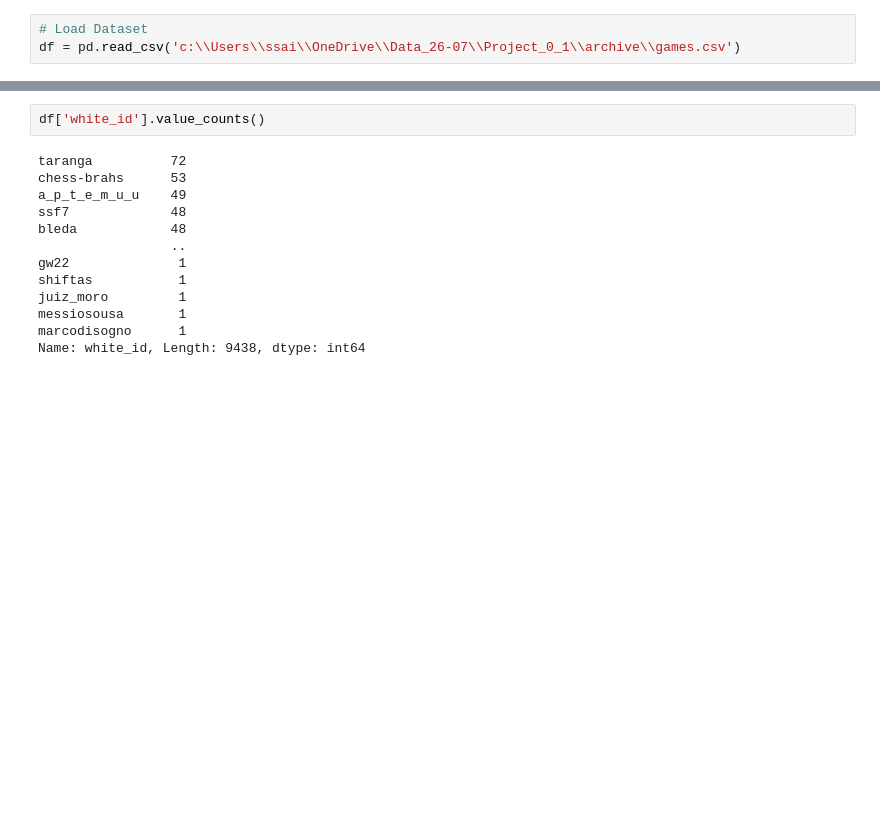
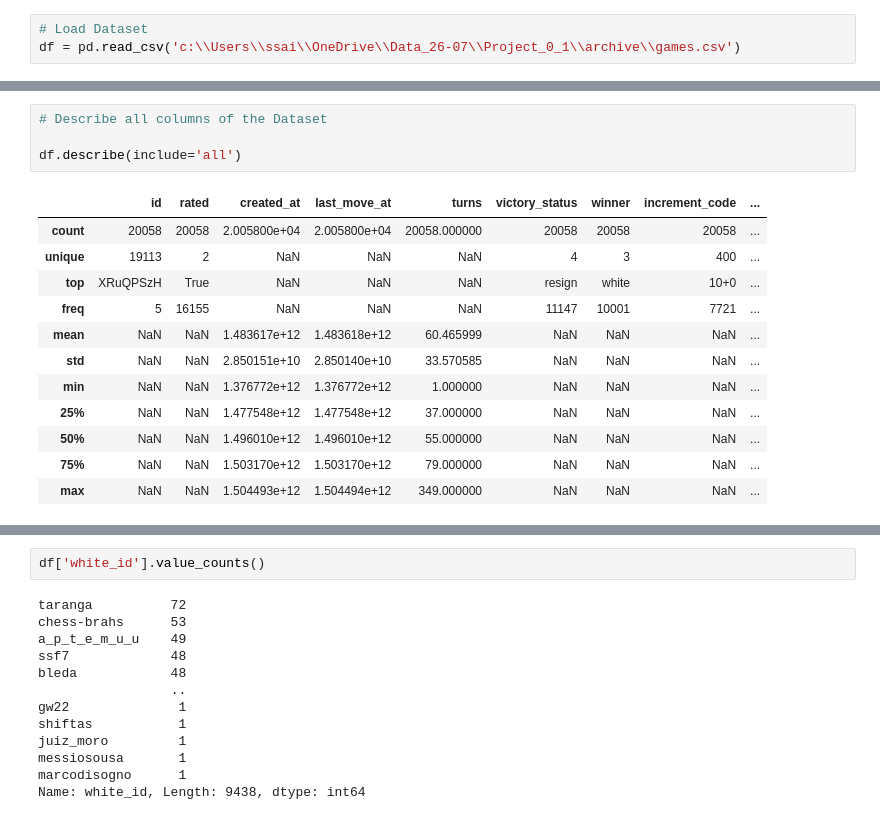
Before and after one commit to isra-st/Chess_aa_is, a Jupyter notebook: Chess_Visualizations_Isra.ipynb, the cells around one changed output, grey strips where cells are left out. Cells and saved outputs as stored; diff of their text form; blank space fills up the shorter version.

```diff
--- a/Chess_Visualizations_Isra.ipynb
+++ b/Chess_Visualizations_Isra.ipynb
@@ -145,0 +130,17 @@ Name: winner, dtype: int64
+# %%
+# Describe all columns of the Dataset
+
+df.describe(include='all')
+# %% [output]
+|  | id | rated | created_at | last_move_at | turns | victory_status | winner | increment_code | ... |
+| count | 20058 | 20058 | 2.005800e+04 | 2.005800e+04 | 20058.000000 | 20058 | 20058 | 20058 | ... |
+| unique | 19113 | 2 | NaN | NaN | NaN | 4 | 3 | 400 | ... |
+| top | XRuQPSzH | True | NaN | NaN | NaN | resign | white | 10+0 | ... |
+| freq | 5 | 16155 | NaN | NaN | NaN | 11147 | 10001 | 7721 | ... |
+| mean | NaN | NaN | 1.483617e+12 | 1.483618e+12 | 60.465999 | NaN | NaN | NaN | ... |
+| std | NaN | NaN | 2.850151e+10 | 2.850140e+10 | 33.570585 | NaN | NaN | NaN | ... |
+| min | NaN | NaN | 1.376772e+12 | 1.376772e+12 | 1.000000 | NaN | NaN | NaN | ... |
+| 25% | NaN | NaN | 1.477548e+12 | 1.477548e+12 | 37.000000 | NaN | NaN | NaN | ... |
+| 50% | NaN | NaN | 1.496010e+12 | 1.496010e+12 | 55.000000 | NaN | NaN | NaN | ... |
+| 75% | NaN | NaN | 1.503170e+12 | 1.503170e+12 | 79.000000 | NaN | NaN | NaN | ... |
+| max | NaN | NaN | 1.504493e+12 | 1.504494e+12 | 349.000000 | NaN | NaN | NaN | ... |
```
Also changed, not shown: parts of 23 cells of this notebook.
